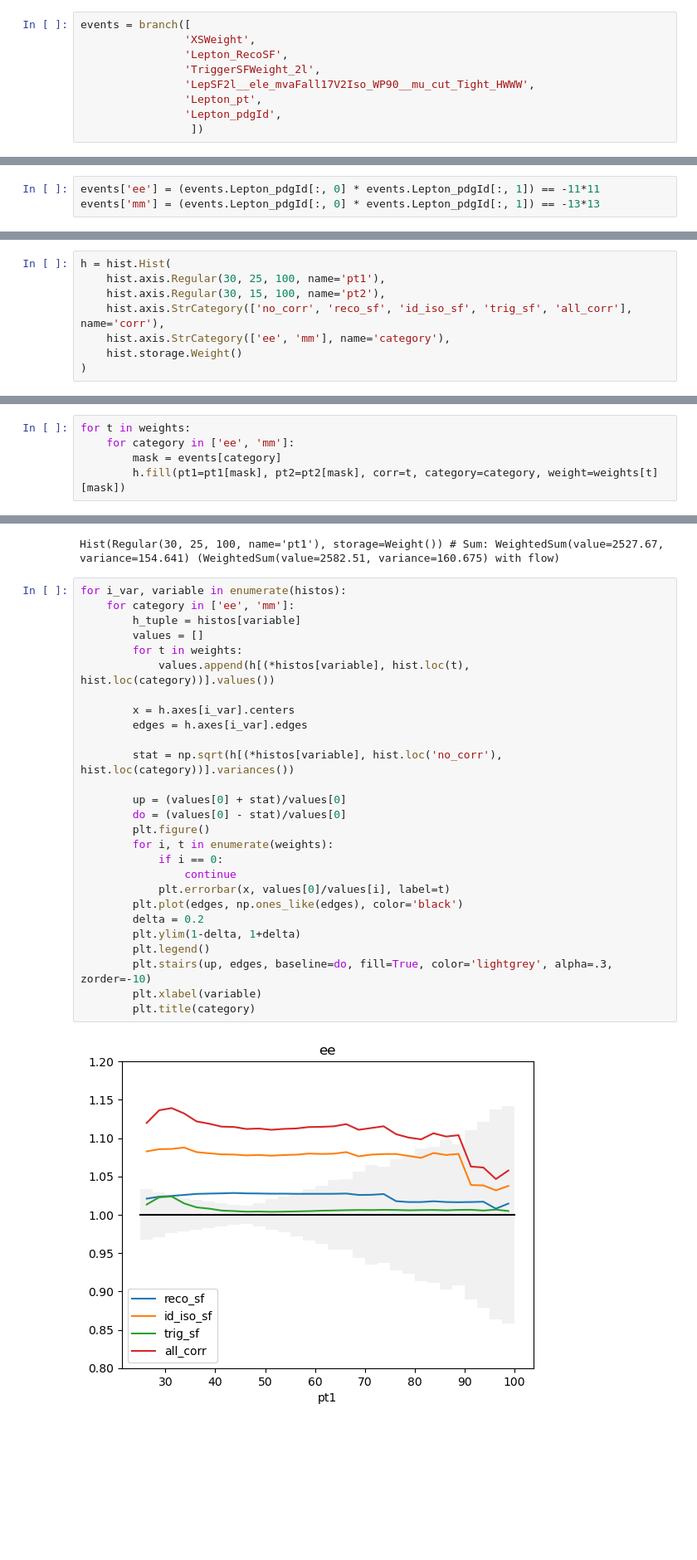
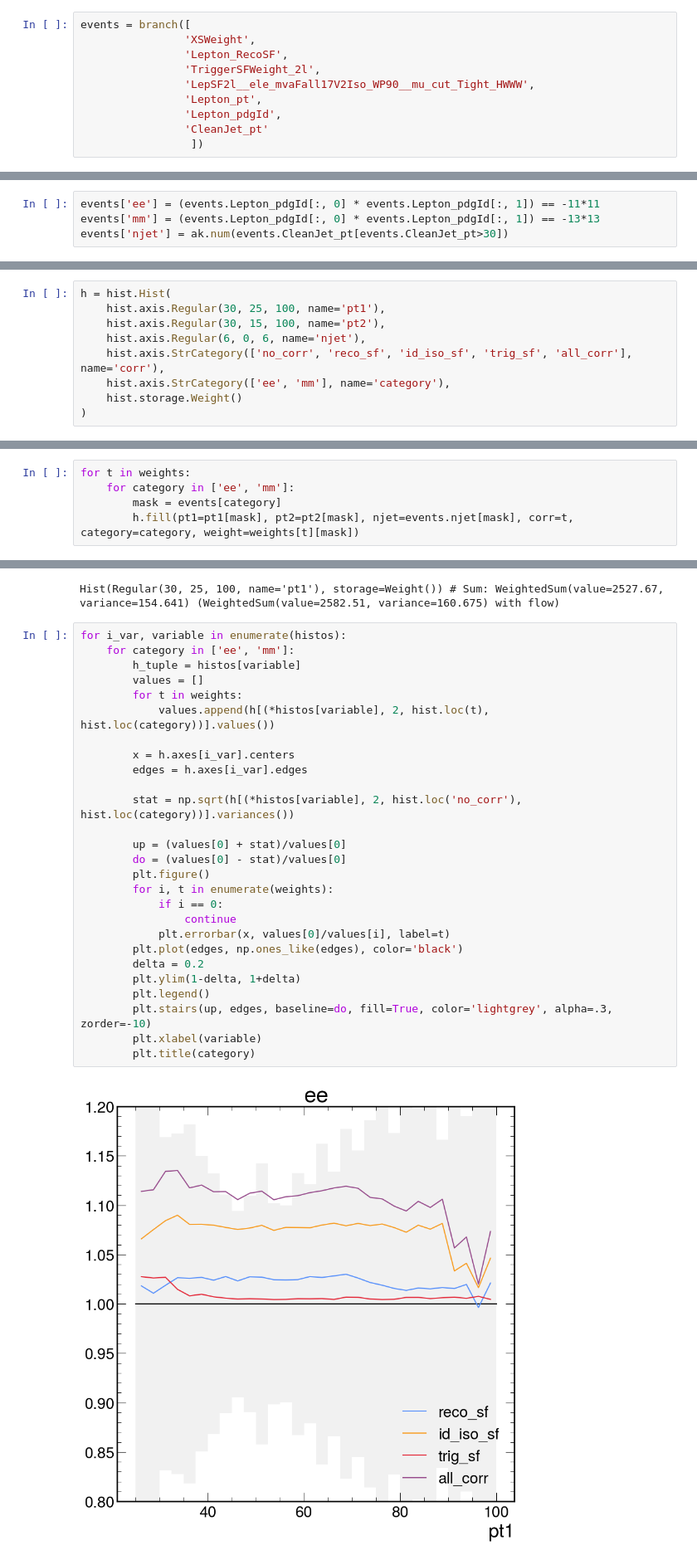
Before and after one commit to acmbulla/my_processor, a Jupyter notebook: notebooks/variations1.ipynb, the cells around one changed output, grey strips where cells are left out. Shown at 83% size. Saved outputs shown, nothing was run; the diff lists cells and outputs as text; blank space fills up the shorter version.

```diff
--- a/notebooks/variations1.ipynb
+++ b/notebooks/variations1.ipynb
@@ -157,6 +157,7 @@ events = branch([
                 'LepSF2l__ele_mvaFall17V2Iso_WP90__mu_cut_Tight_HWWW',
                 'Lepton_pt',
                 'Lepton_pdgId',
+                'CleanJet_pt'
                  ])
 # %% [output]
 9184
@@ -178,6 +179,7 @@ events = events[((events.Lepton_pt[:, 0] > 25)
 # %%
 events['ee'] = (events.Lepton_pdgId[:, 0] * events.Lepton_pdgId[:, 1]) == -11*11
 events['mm'] = (events.Lepton_pdgId[:, 0] * events.Lepton_pdgId[:, 1]) == -13*13
+events['njet'] = ak.num(events.CleanJet_pt[events.CleanJet_pt>30])
 # %%
 genWeight = events['XSWeight']
 recoSF    = events['Lepton_RecoSF']
@@ -191,6 +193,7 @@ import hist
 h = hist.Hist(
     hist.axis.Regular(30, 25, 100, name='pt1'),
     hist.axis.Regular(30, 15, 100, name='pt2'),
+    hist.axis.Regular(6, 0, 6, name='njet'),
     hist.axis.StrCategory(['no_corr', 'reco_sf', 'id_iso_sf', 'trig_sf', 'all_corr'], name='corr'),
     hist.axis.StrCategory(['ee', 'mm'], name='category'),
     hist.storage.Weight()
@@ -211,7 +214,7 @@ pt2 = lep_pt[:, 1]
 for t in weights:
     for category in ['ee', 'mm']:
         mask = events[category]
-        h.fill(pt1=pt1[mask], pt2=pt2[mask], corr=t, category=category, weight=weights[t][mask])
+        h.fill(pt1=pt1[mask], pt2=pt2[mask], njet=events.njet[mask], corr=t, category=category, weight=weights[t][mask])
 # %%
 h
 # %% [output]
@@ -252,29 +256,29 @@ Hist(Regular(30, 25, 100, name='pt1'), storage=Weight()) # Sum: WeightedSum(valu
 # %%
 for i_var, variable in enumerate(histos):
     for category in ['ee', 'mm']:
         h_tuple = histos[variable]
         values = []
         for t in weights:
-            values.append(h[(*histos[variable], hist.loc(t), hist.loc(category))].values())
+            values.append(h[(*histos[variable], 2, hist.loc(t), hist.loc(category))].values())
 
         x = h.axes[i_var].centers
         edges = h.axes[i_var].edges
 
-        stat = np.sqrt(h[(*histos[variable], hist.loc('no_corr'), hist.loc(category))].variances())
+        stat = np.sqrt(h[(*histos[variable], 2, hist.loc('no_corr'), hist.loc(category))].variances())
 
         up = (values[0] + stat)/values[0]
         do = (values[0] - stat)/values[0]
         plt.figure()
         for i, t in enumerate(weights):
             if i == 0:
                 continue
             plt.errorbar(x, values[0]/values[i], label=t)
         plt.plot(edges, np.ones_like(edges), color='black')
         delta = 0.2
         plt.ylim(1-delta, 1+delta)
         plt.legend()
         plt.stairs(up, edges, baseline=do, fill=True, color='lightgrey', alpha=.3, zorder=-10)
         plt.xlabel(variable)
         plt.title(category)
 # %% [output]
-[figure, old version]
+[figure, new version]
```
Also changed, not shown: parts of 4 cells of this notebook, 18 other files.
